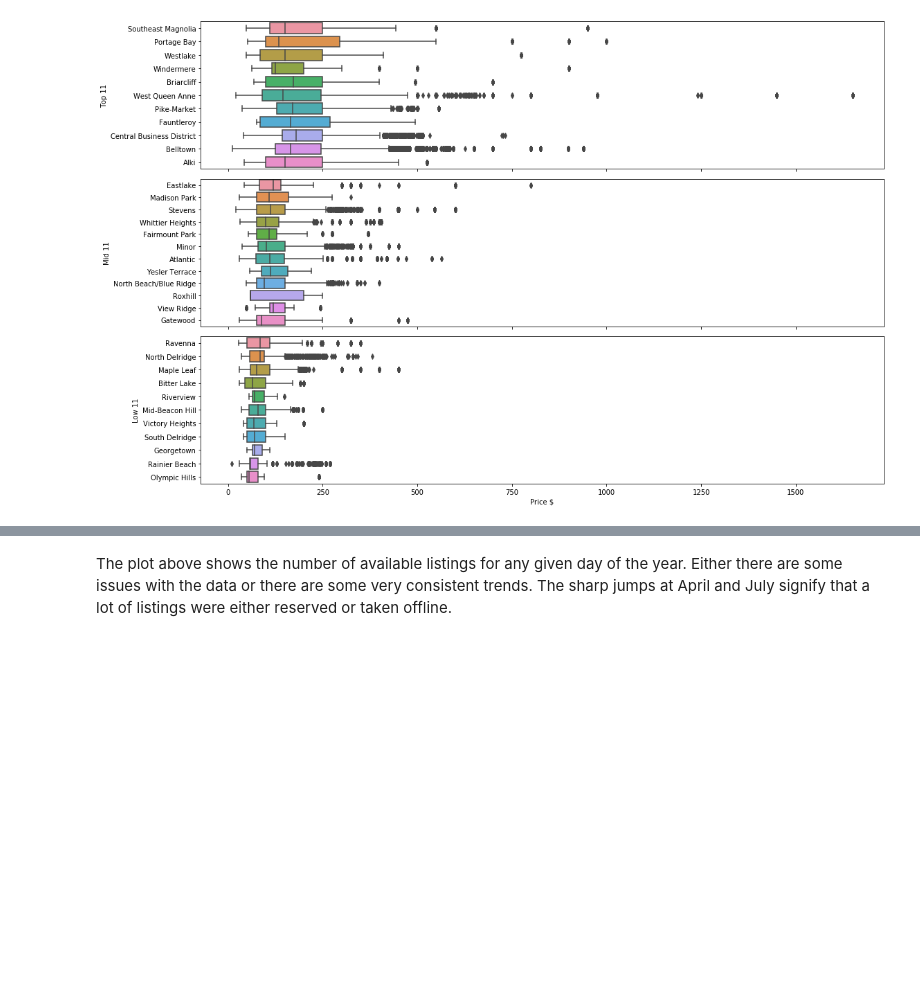
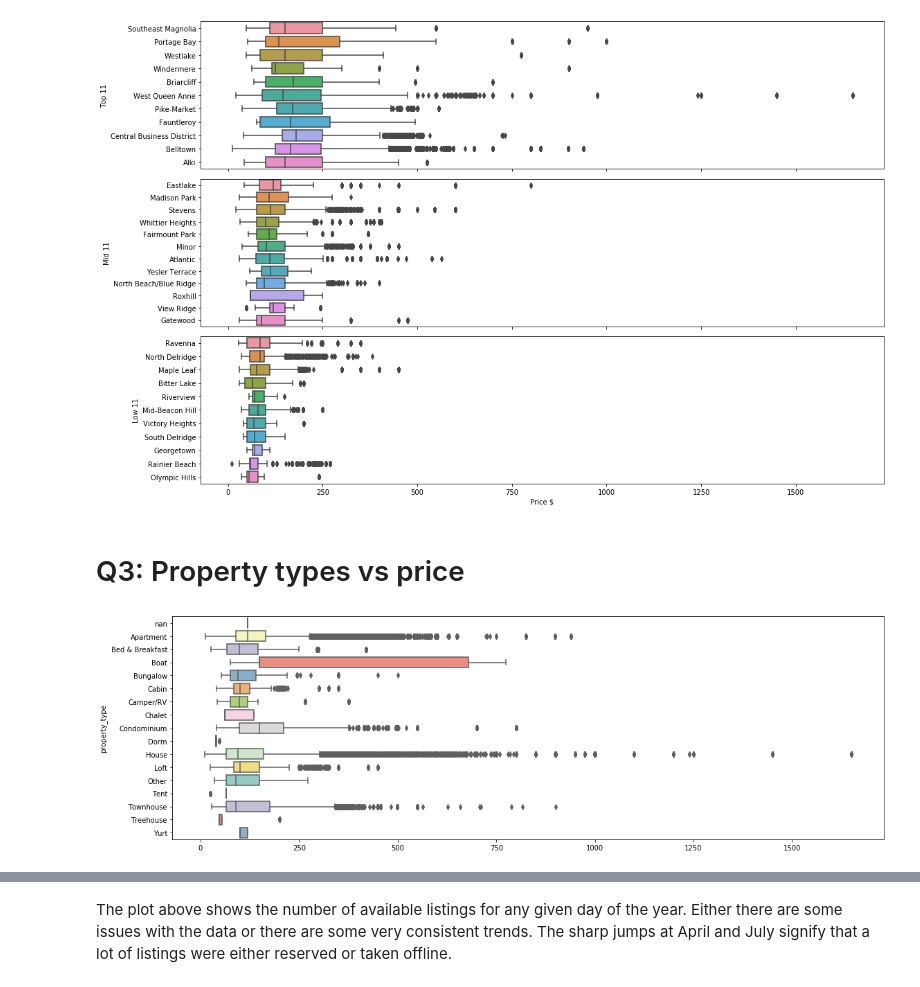
Before and after one commit to jiekebo/udacity_data_science_blog_post, a Jupyter notebook: notebook/Seattle Airbnb Data Analysis.ipynb, the cells around one changed output, grey strips where cells are left out. Cells and saved outputs as stored; diff of their text form; code cells hidden in the pictures; blank space fills up the shorter version.

```diff
--- a/notebook/Seattle Airbnb Data Analysis.ipynb
+++ b/notebook/Seattle Airbnb Data Analysis.ipynb
@@ -285,4 +262,15 @@ ax[2].set_xlabel('Price $')
 fig.set_tight_layout(True);
 # %% [output]
 [figure]
+# %% [markdown]
+# Q3: Property types vs price
+# %%
+room_type_price = listings_clean[['id', 'property_type']].merge(calendar_clean, left_on='id', right_on='listing_id')
+room_type_price_pivot = room_type_price.pivot(columns='property_type', values='cleaned_price')
+# %%
+fig,ax = plt.subplots(figsize=(16,5))
+sns.boxplot(data=room_type_price_pivot, orient='h', ax=ax, palette='Set3')
+fig.set_tight_layout(True);
+# %% [output]
+[figure, added]
 # %% [markdown]
```
Also changed, not shown: parts of 20 cells of this notebook.
